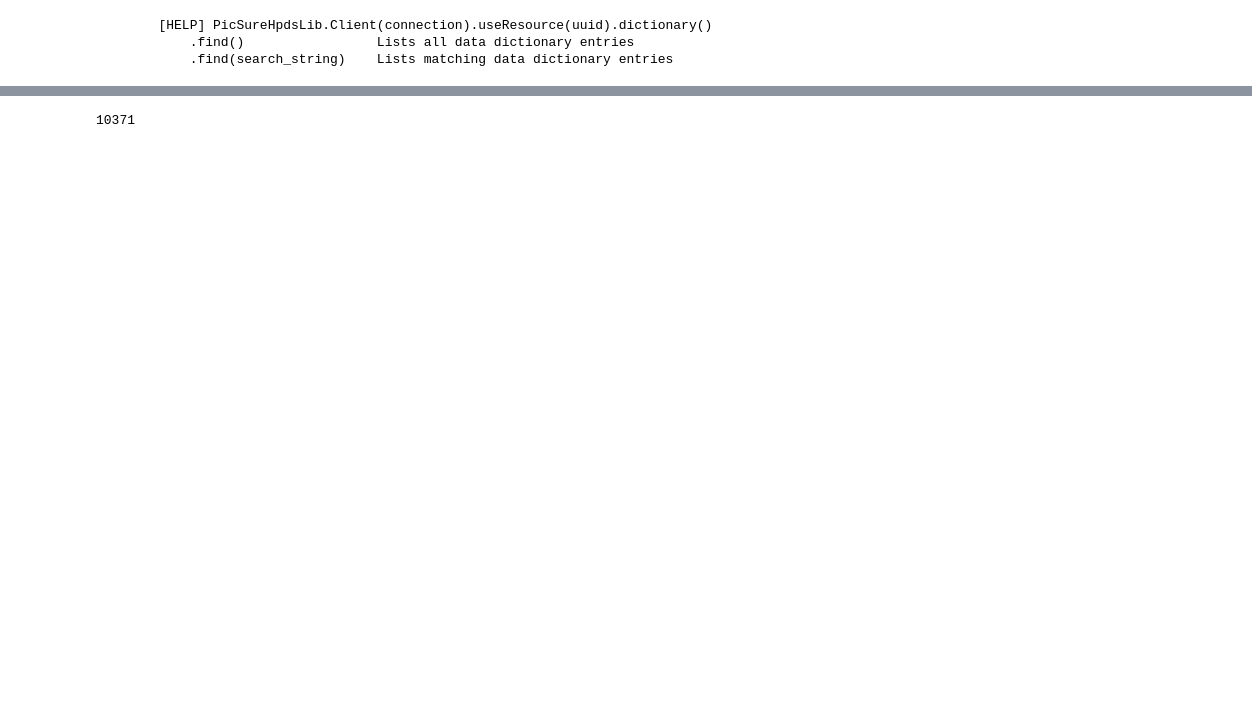
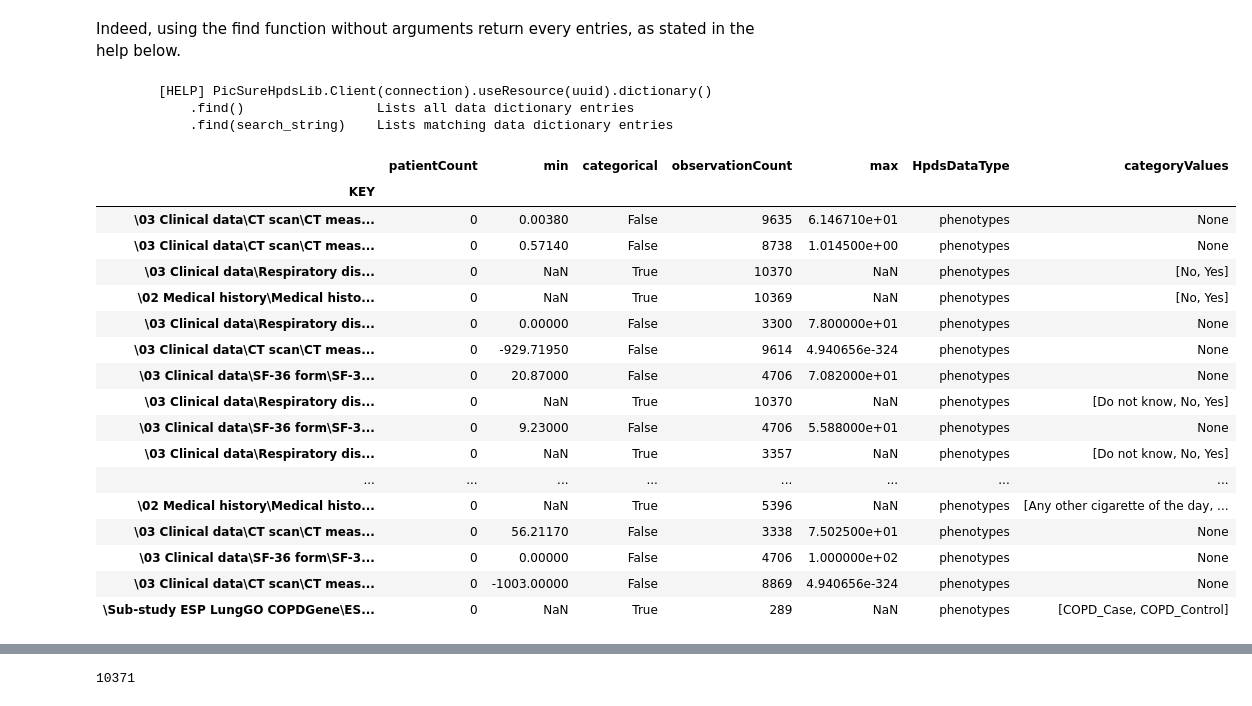
Before and after one commit to hms-dbmi/PIC-SURE_API-BioDataCatalyst-examples, a Jupyter notebook: PheWAS_py.ipynb, the cells around one changed output, grey strips where cells are left out. Saved outputs shown, nothing was run; the diff lists cells and outputs as text; code cells hidden in the pictures; blank space fills up the shorter version.

```diff
--- a/PheWAS_py.ipynb
+++ b/PheWAS_py.ipynb
@@ -112,0 +200,6 @@ query.getCount()
+# %%
+with open(token_path) as f:
+    user_token = f.read()
+# %%
+COPDGene_resource = "b6ef7b1a-56f6-11e9-8958-0242c0a83007"
+PICSURE_network_URL = "https://copdgene-dev.hms.harvard.edu/picsure/"
@@ -112,0 +219,4 @@ query.getCount()
+# %%
+client = PicSureClient.Client()
+connection = client.connect(PICSURE_network_URL, user_token, allowSelfSignedSSL=True)
+#connection.list()
@@ -113,3 +300,7 @@ query.getCount()
+# %%
+plain_variablesDict = resource.dictionary().find().DataFrame()
+# %% [markdown]
+Indeed, using the find function without arguments return every entries, as stated in the help below.
 # %%
 resource.dictionary().help()
 # %% [output]
@@ -120,0 +310,21 @@ simple_variablesTable = resource.dictionary().find().DataFrame()
+# %%
+plain_variablesDict
+# %% [output]
+|  | patientCount | min | categorical | observationCount | max | HpdsDataType | categoryValues |
+| KEY |  |  |  |  |  |  |  |
+| \03 Clinical data\CT scan\CT meas... | 0 | 0.00380 | False | 9635 | 6.146710e+01 | phenotypes | None |
+| \03 Clinical data\CT scan\CT meas... | 0 | 0.57140 | False | 8738 | 1.014500e+00 | phenotypes | None |
+| \03 Clinical data\Respiratory dis... | 0 | NaN | True | 10370 | NaN | phenotypes | [No, Yes] |
+| \02 Medical history\Medical histo... | 0 | NaN | True | 10369 | NaN | phenotypes | [No, Yes] |
+| \03 Clinical data\Respiratory dis... | 0 | 0.00000 | False | 3300 | 7.800000e+01 | phenotypes | None |
+| \03 Clinical data\CT scan\CT meas... | 0 | -929.71950 | False | 9614 | 4.940656e-324 | phenotypes | None |
+| \03 Clinical data\SF-36 form\SF-3... | 0 | 20.87000 | False | 4706 | 7.082000e+01 | phenotypes | None |
+| \03 Clinical data\Respiratory dis... | 0 | NaN | True | 10370 | NaN | phenotypes | [Do not know, No, Yes] |
+| \03 Clinical data\SF-36 form\SF-3... | 0 | 9.23000 | False | 4706 | 5.588000e+01 | phenotypes | None |
+| \03 Clinical data\Respiratory dis... | 0 | NaN | True | 3357 | NaN | phenotypes | [Do not know, No, Yes] |
+| ... | ... | ... | ... | ... | ... | ... | ... |
+| \02 Medical history\Medical histo... | 0 | NaN | True | 5396 | NaN | phenotypes | [Any other cigarette of the day, ... |
+| \03 Clinical data\CT scan\CT meas... | 0 | 56.21170 | False | 3338 | 7.502500e+01 | phenotypes | None |
+| \03 Clinical data\SF-36 form\SF-3... | 0 | 0.00000 | False | 4706 | 1.000000e+02 | phenotypes | None |
+| \03 Clinical data\CT scan\CT meas... | 0 | -1003.00000 | False | 8869 | 4.940656e-324 | phenotypes | None |
+| \Sub-study ESP LungGO COPDGene\ES... | 0 | NaN | True | 289 | NaN | phenotypes | [COPD_Case, COPD_Control] |
```
Also changed, not shown: parts of 175 cells of this notebook, 4 other files.
